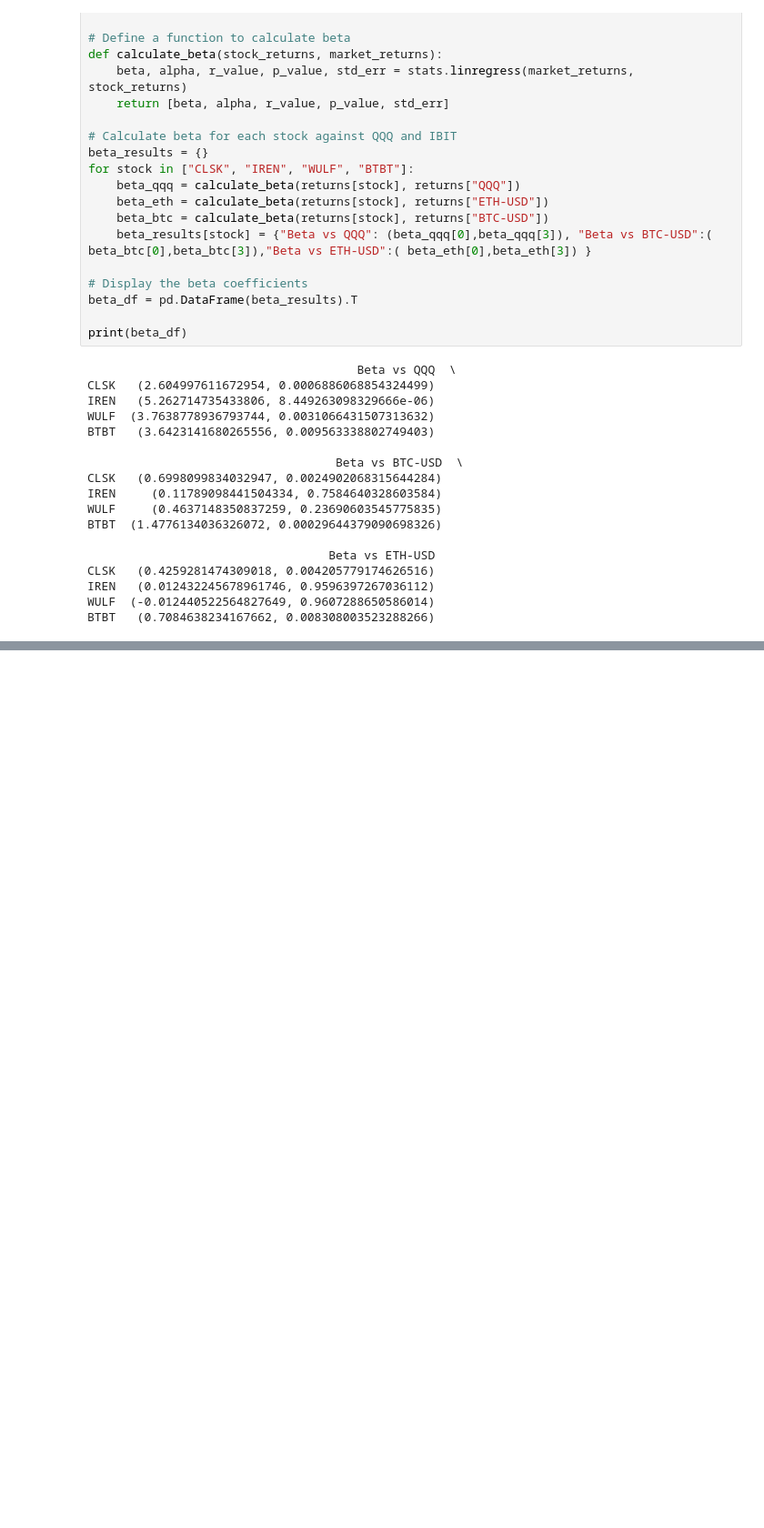
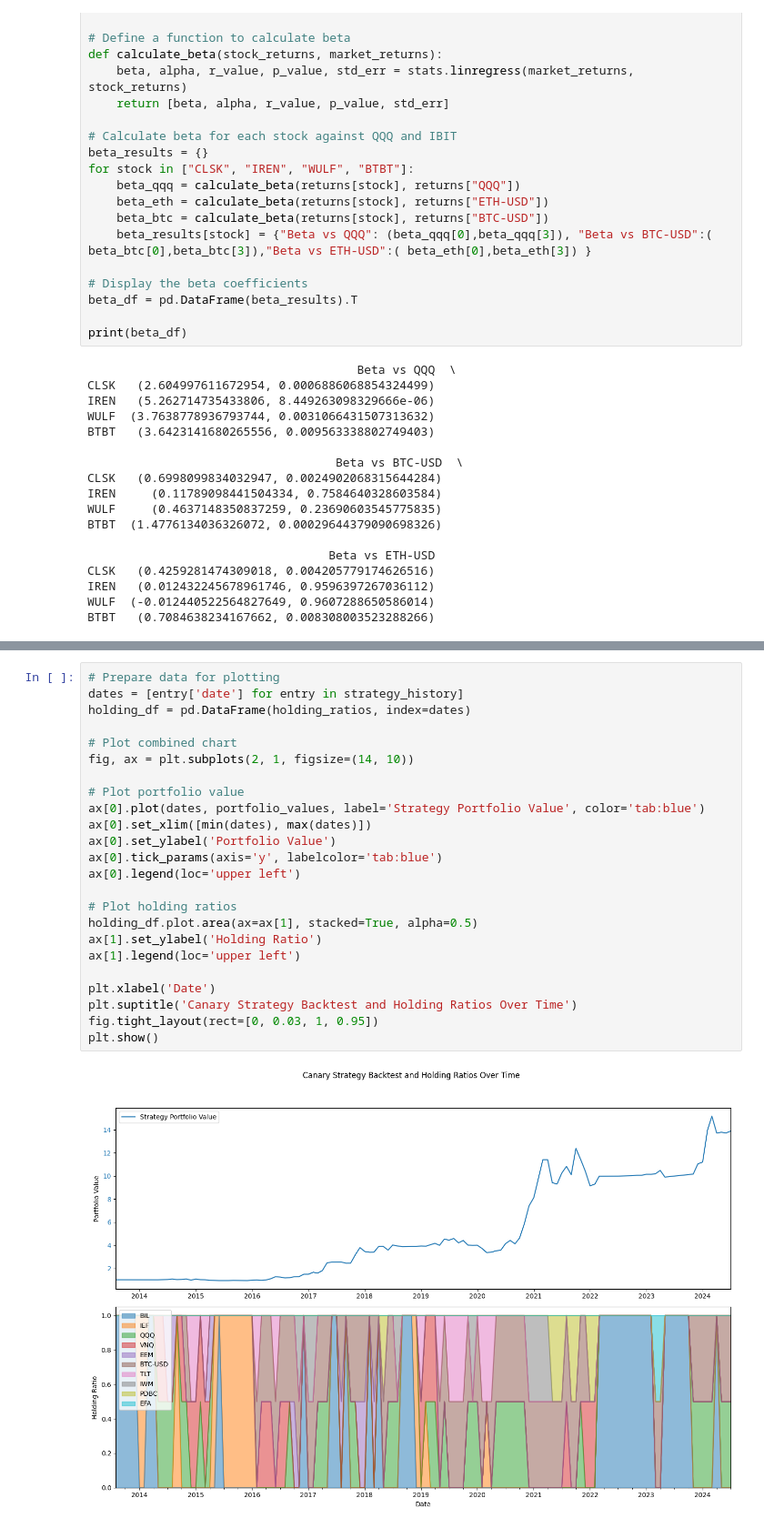
Before and after one commit to bbpp222006/trad_info, a Jupyter notebook: test.ipynb, the cells around one changed output, grey strips where cells are left out. Shown at 91% size. Drawn from its saved outputs; the diff is of its cells as text; blank space fills up the shorter version.

```diff
--- a/test.ipynb
+++ b/test.ipynb
@@ -293,0 +293,26 @@ CLSK 对 BTC 的权重: 0.9866942489593576
+# %%
+# Prepare data for plotting
+dates = [entry['date'] for entry in strategy_history]
+holding_df = pd.DataFrame(holding_ratios, index=dates)
+
+# Plot combined chart
+fig, ax = plt.subplots(2, 1, figsize=(14, 10))
+
+# Plot portfolio value
+ax[0].plot(dates, portfolio_values, label='Strategy Portfolio Value', color='tab:blue')
+ax[0].set_xlim([min(dates), max(dates)])
+ax[0].set_ylabel('Portfolio Value')
+ax[0].tick_params(axis='y', labelcolor='tab:blue')
+ax[0].legend(loc='upper left')
+
+# Plot holding ratios
+holding_df.plot.area(ax=ax[1], stacked=True, alpha=0.5)
+ax[1].set_ylabel('Holding Ratio')
+ax[1].legend(loc='upper left')
+
+plt.xlabel('Date')
+plt.suptitle('Canary Strategy Backtest and Holding Ratios Over Time')
+fig.tight_layout(rect=[0, 0.03, 1, 0.95])
+plt.show()
+# %% [output]
+[figure, added]
```
Also changed, not shown: parts of 11 cells of this notebook, 2 other files.
